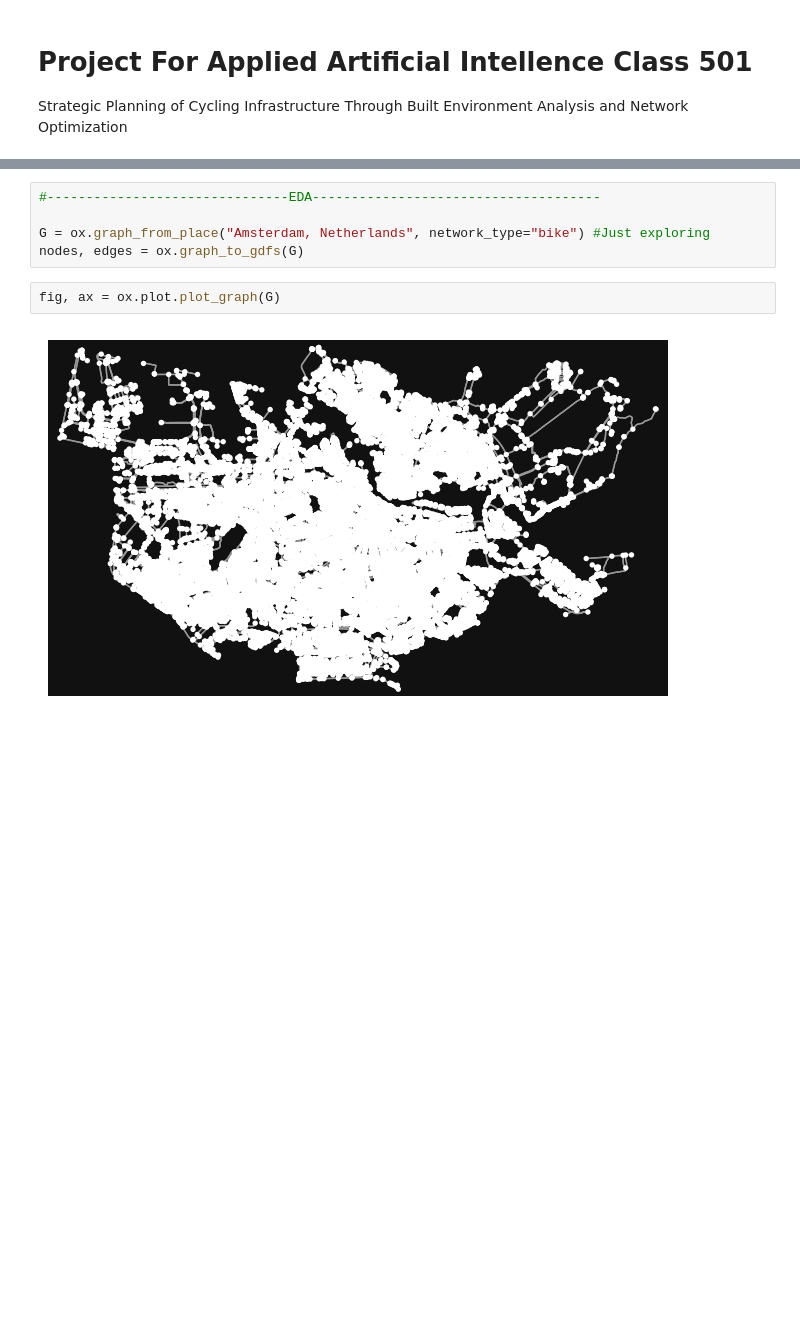
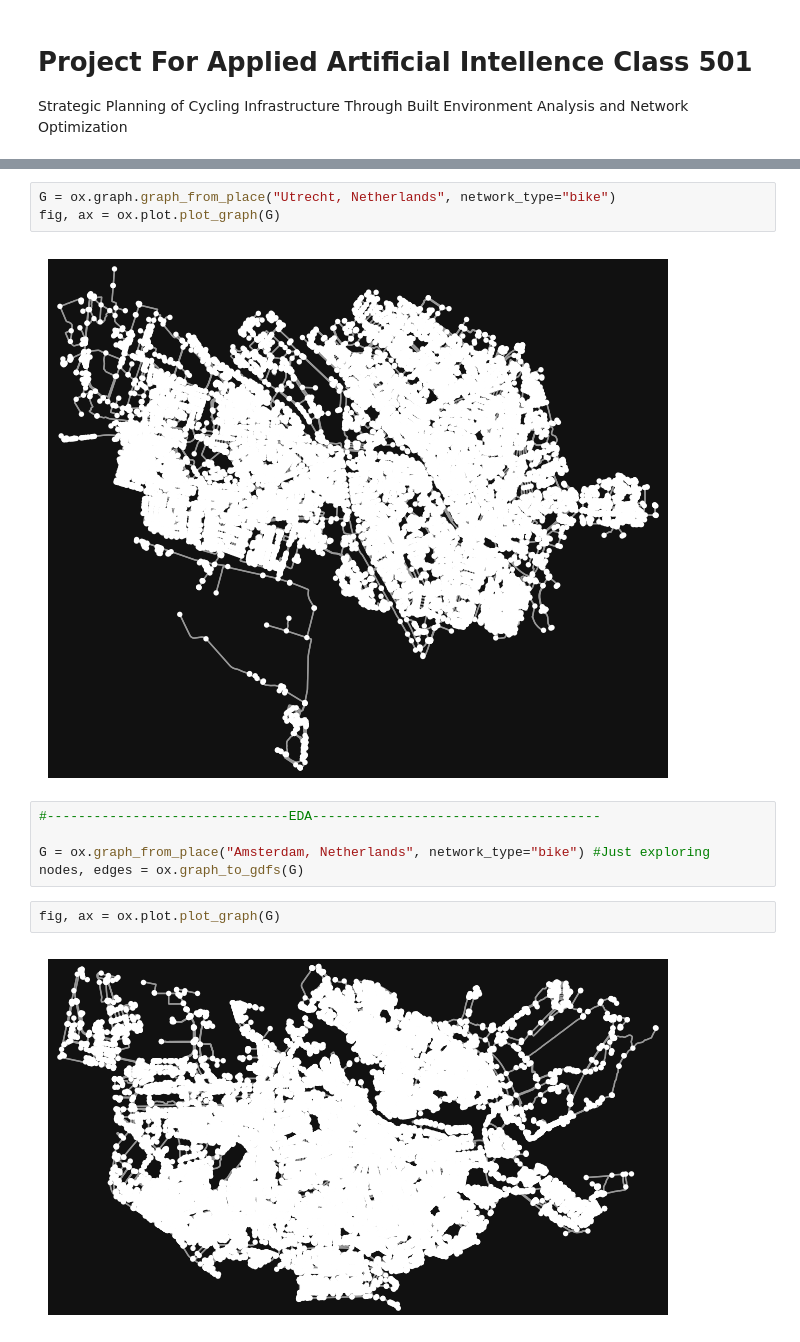
Before and after one commit to narel14/AAI-501-Grp-7, a Jupyter notebook: aai_501_final_project.ipynb, the cells around one changed output, grey strips where cells are left out. Drawn from its saved outputs; the diff is of its cells as text; blank space fills up the shorter version.

```diff
--- a/aai_501_final_project.ipynb
+++ b/aai_501_final_project.ipynb
@@ -41,3 +40,8 @@ KeyboardInterrupt:
+# %%
+G = ox.graph.graph_from_place("Utrecht, Netherlands", network_type="bike")
+fig, ax = ox.plot.plot_graph(G)
+# %% [output]
+[figure, added]
 # %%
 #-------------------------------EDA-------------------------------------
 
```
Also changed, not shown: parts of 2 cells of this notebook.
